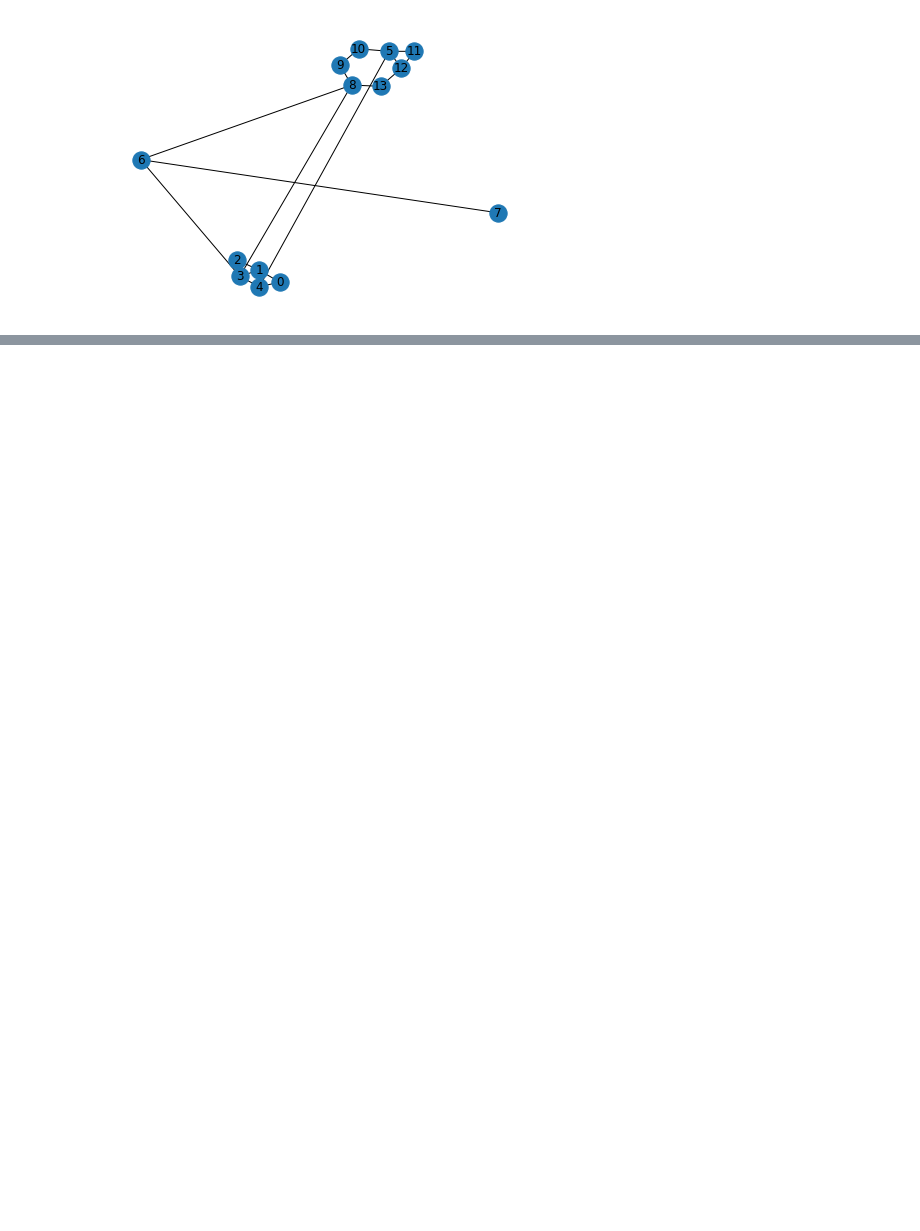
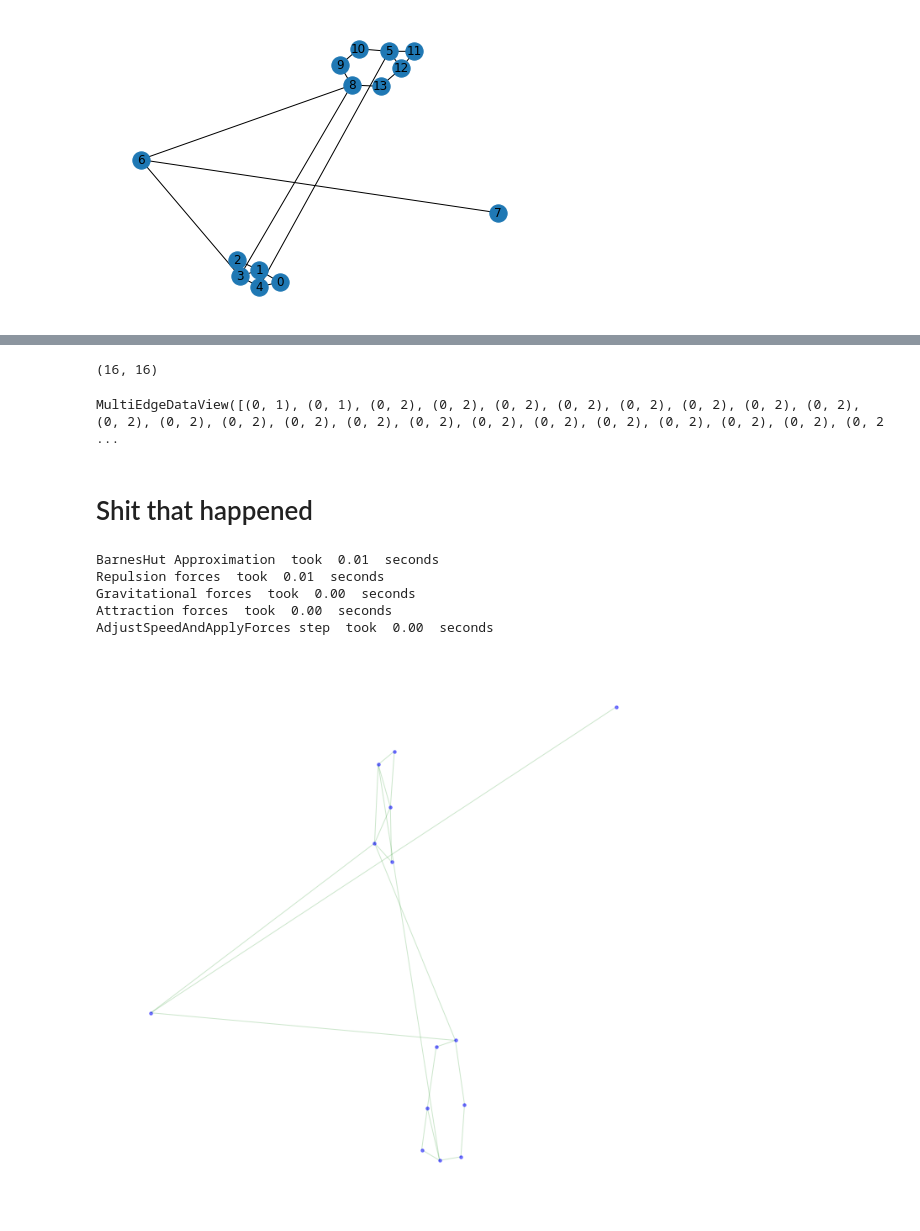
Before and after one commit to RedBatProject/Thesis---a-two-layer-power-network, a Jupyter notebook: Simulator_trying_1.ipynb, the cells around one changed output, grey strips where cells are left out. Saved outputs shown, nothing was run; the diff lists cells and outputs as text; code cells hidden in the pictures; blank space fills up the shorter version.

```diff
--- a/Simulator_trying_1.ipynb
+++ b/Simulator_trying_1.ipynb
@@ -29,0 +90,6 @@ scale = nx.scale_free_graph()
+# %%
+edges = list(G.edges())
+setedges = set(edges)
+len(setedges),len(edges)
+# %% [output]
+(16, 16)
@@ -29,0 +107,6 @@ scale = nx.scale_free_graph()
+# %%
+scal.edges()
+# %% [output]
+MultiEdgeDataView([(0, 1), (0, 1), (0, 2), (0, 2), (0, 2), (0, 2), (0, 2), (0, 2), (0, 2), (0, 2), (0, 2), (0, 2), (0, 2), (0, 2), (0, 2), (0, 2), (0, 2), (0, 2), (0, 2), (0, 2), (0, 2), (0, 2), (0, 2 ...
+# %% [markdown]
+# Shit that happened
@@ -29,0 +129,9 @@ scale = nx.scale_free_graph()
+# %%
+pos = atlas(Gr,1)
+# %% [output]
+BarnesHut Approximation  took  0.01  seconds
+Repulsion forces  took  0.01  seconds
+Gravitational forces  took  0.00  seconds
+Attraction forces  took  0.00  seconds
+AdjustSpeedAndApplyForces step  took  0.00  seconds
+[figure, added]
```
Also changed, not shown: parts of 16 cells of this notebook.
